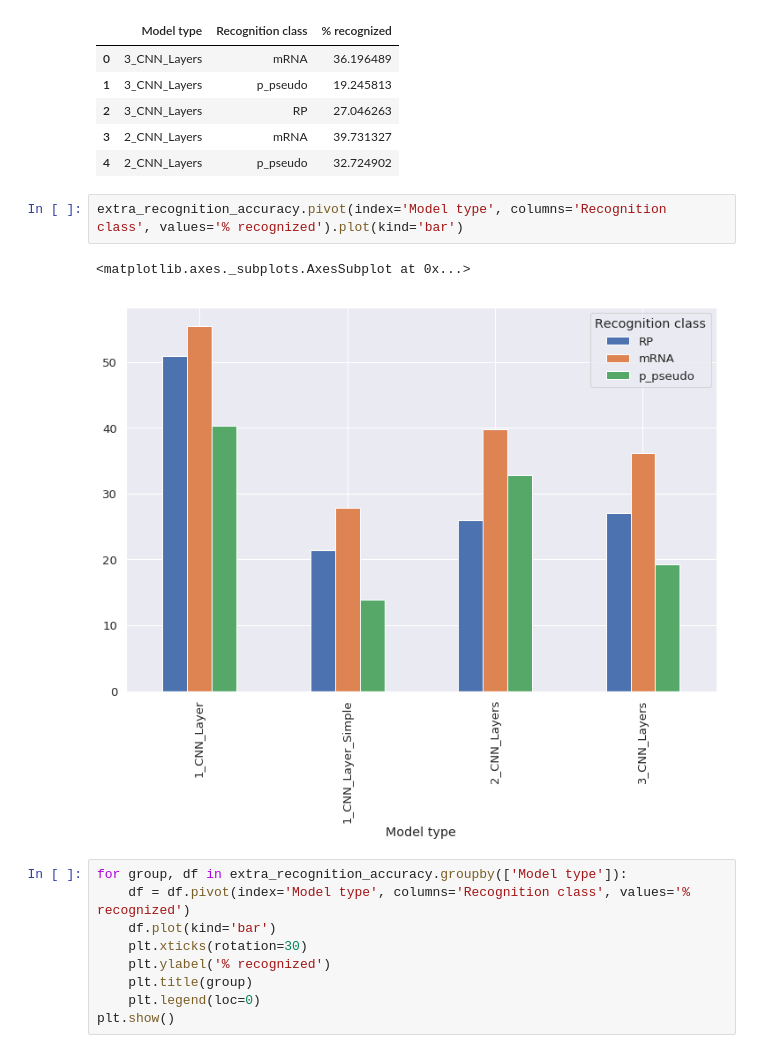
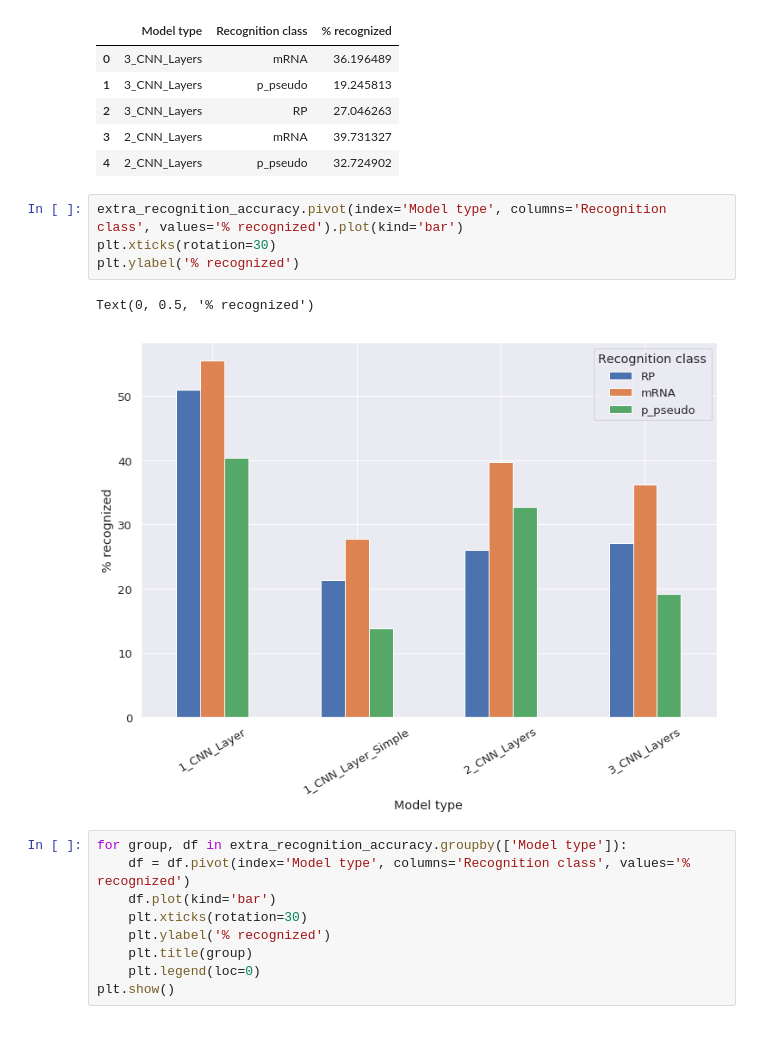
Before and after one commit to AlexShein/DeepLearning, a Jupyter notebook: ExperimentsSummary.ipynb, the cells around one changed output. Cells and saved outputs as stored; diff of their text form.

Commit message:
Fixed plot axes

```diff
--- a/ExperimentsSummary.ipynb
+++ b/ExperimentsSummary.ipynb
@@ -142,9 +142,11 @@ extra_recognition_accuracy.head()
 | 4 | 2_CNN_Layers | p_pseudo | 32.724902 |
 # %%
 extra_recognition_accuracy.pivot(index='Model type', columns='Recognition class', values='% recognized').plot(kind='bar')
+plt.xticks(rotation=30)
+plt.ylabel('% recognized')
 # %% [output]
-<matplotlib.axes._subplots.AxesSubplot at 0x...>
+Text(0, 0.5, '% recognized')
-[figure, old version]
+[figure, new version]
 # %%
 for group, df in extra_recognition_accuracy.groupby(['Model type']):
     df = df.pivot(index='Model type', columns='Recognition class', values='% recognized')
```
